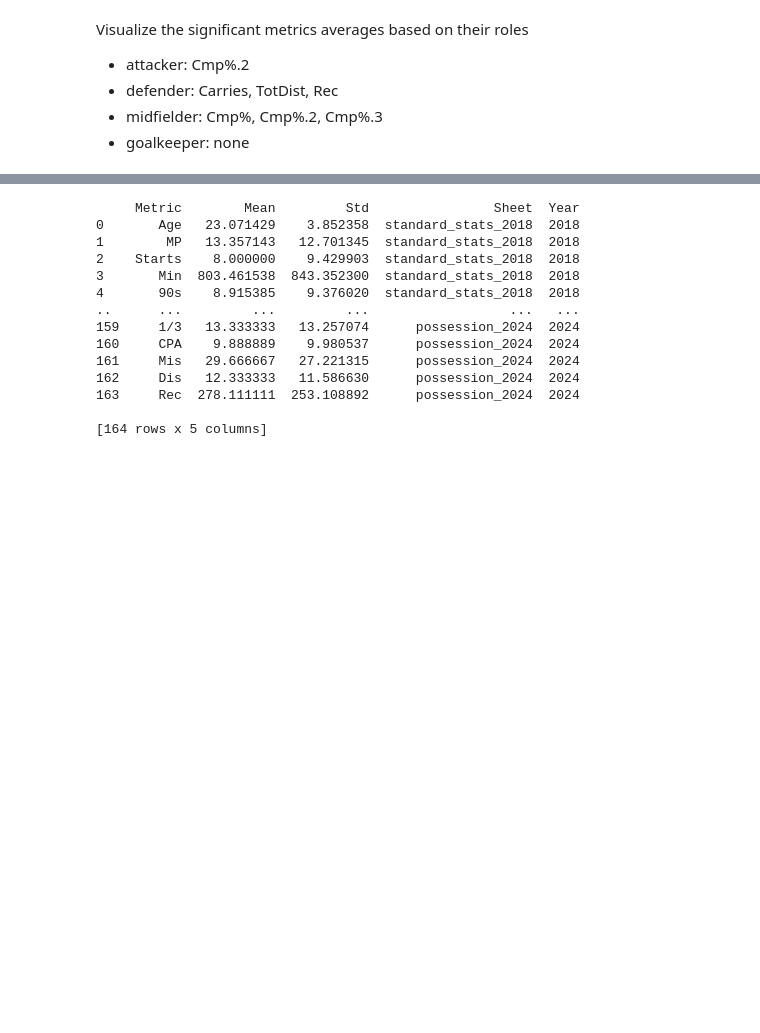
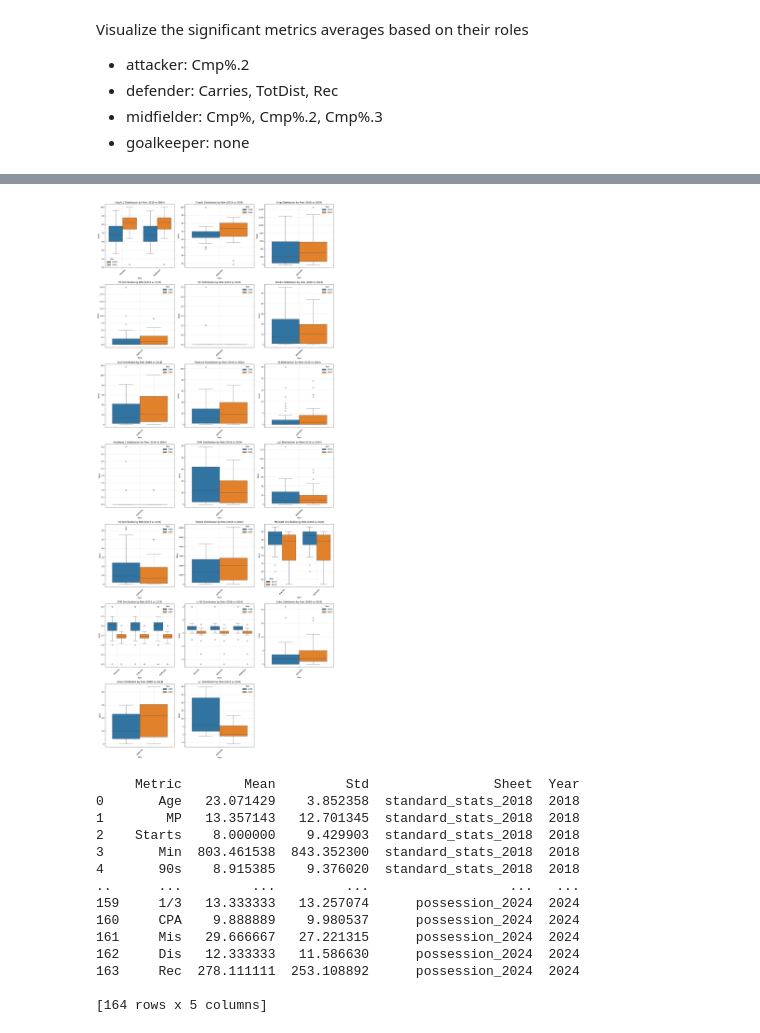
Before and after one commit to LouMeziere/Match-Performance-Analysis, a Jupyter notebook: analysis_roles.ipynb, the cells around one changed output, grey strips where cells are left out. Drawn from its saved outputs; the diff is of its cells as text; code cells hidden in the pictures; blank space fills up the shorter version.

```diff
--- a/analysis_roles.ipynb
+++ b/analysis_roles.ipynb
@@ -695,3 +906,45 @@ plt.show()
+# %%
+import pandas as pd
+import matplotlib.pyplot as plt
+import seaborn as sns
+
+# Convert list to DataFrame for plotting
+boxplot_df = pd.DataFrame(boxplot_data)
+
+# Custom color palette for better visibility
+custom_palette = {2018: "#1f77b4", 2024: "#ff7f0e"}  # Blue for 2018, Orange for 2024
+
+# Loop through each unique metric to create a separate plot
+unique_metrics = boxplot_df["Metric"].unique()
+
+num_cols = 3  # Number of graphs per row
+num_rows = -(-len(unique_metrics) // num_cols)  # Calculate required rows
+
+fig, axes = plt.subplots(num_rows, num_cols, figsize=(num_cols * 6, num_rows * 6))
+axes = axes.flatten()  # Flatten in case of multiple rows
+
+for i, metric in enumerate(unique_metrics):
+    metric_df = boxplot_df[boxplot_df["Metric"] == metric]
+
+    if not metric_df.empty:
+        sns.boxplot(
+            x="Role", y="Value", hue="Year", data=metric_df, palette=custom_palette, ax=axes[i]
+        )
+        axes[i].set_title(f"{metric} Distribution by Role (2018 vs 2024)")
+        axes[i].set_xlabel("Role")
+        axes[i].set_ylabel("Value")
+        axes[i].tick_params(axis='x', rotation=45)
+        axes[i].legend(title="Year")
+        axes[i].grid(True, linestyle="--", alpha=0.5)
+
+# Hide any unused subplots
+for j in range(i + 1, len(axes)):
+    fig.delaxes(axes[j])
+
+plt.tight_layout()
+plt.show()
+# %% [output]
+[figure, added]
 # %%
 attacker_summary = pd.read_csv('RBNY_yearly_stats/summary_stats/attacker_stats_summary.csv')
 print(attacker_summary)
```
Also changed, not shown: parts of 10 cells of this notebook, 7 other files.
